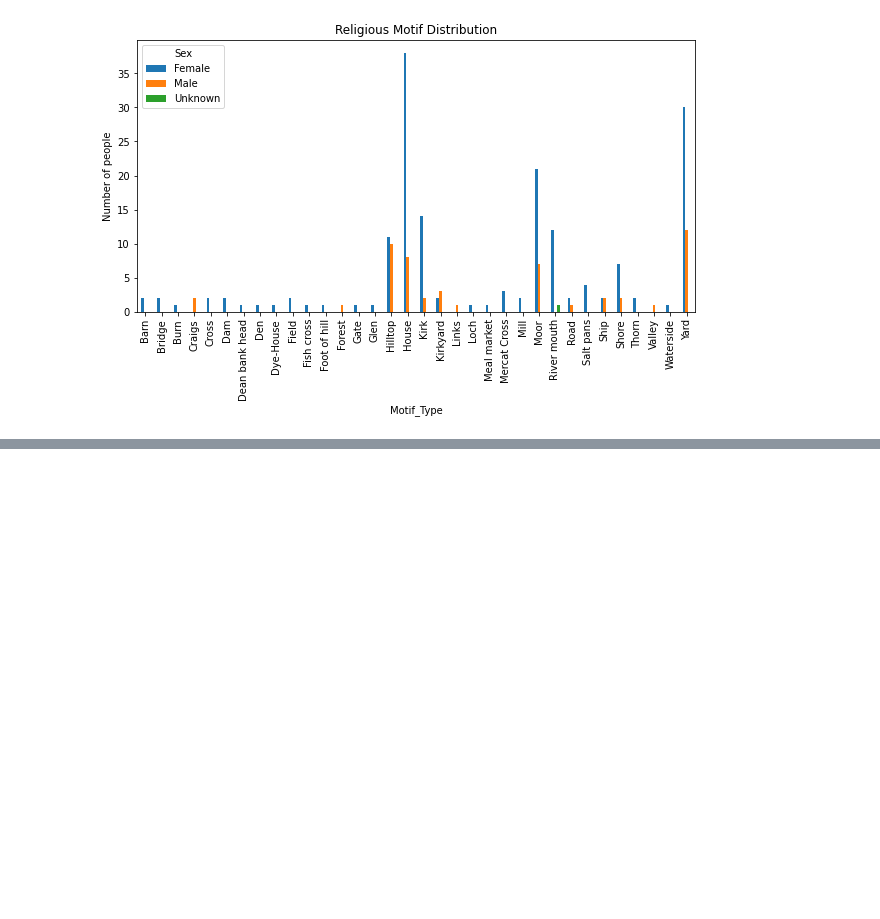
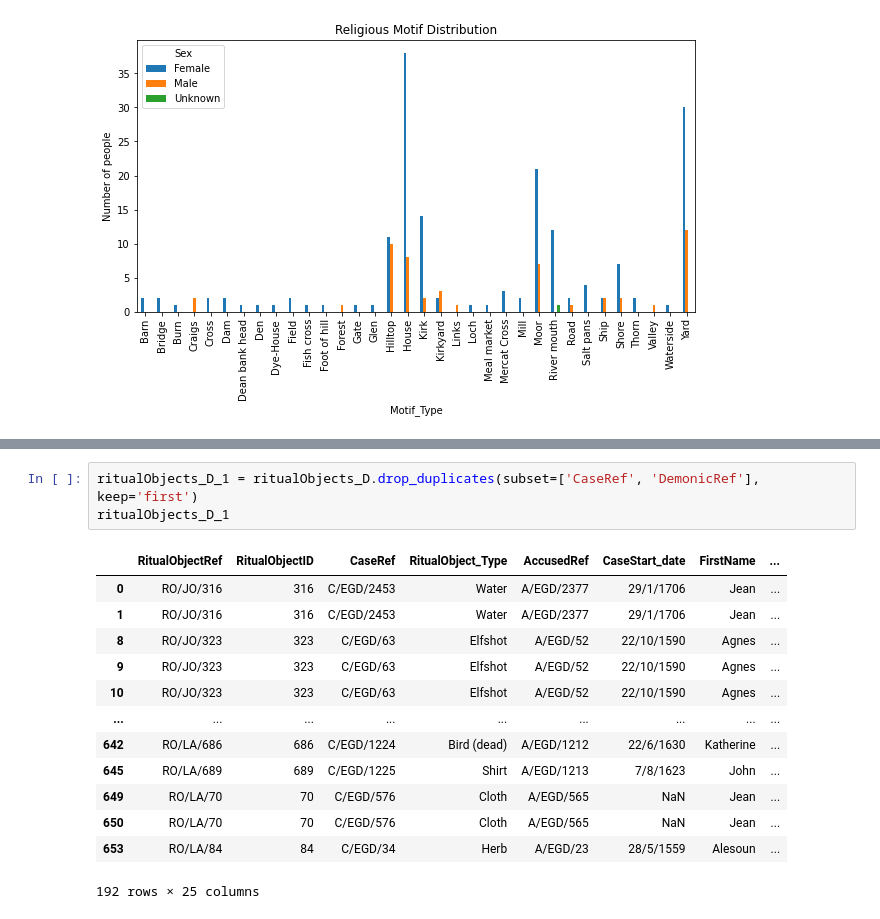
Before and after one commit to Baezhi/DS4_Group-14, a Jupyter notebook: analysis.ipynb, the cells around one changed output, grey strips where cells are left out. Cells and saved outputs as stored; diff of their text form; blank space fills up the shorter version.

```diff
--- a/analysis.ipynb
+++ b/analysis.ipynb
@@ -277,0 +293,17 @@ ritualObjects_D = ritualObjects_accuseds.merge(demonicPacts,left_on="CaseRef",ri
+# %%
+ritualObjects_D_1 = ritualObjects_D.drop_duplicates(subset=['CaseRef', 'DemonicRef'], keep='first')
+ritualObjects_D_1
+# %% [output]
+|  | RitualObjectRef | RitualObjectID | CaseRef | RitualObject_Type | AccusedRef | CaseStart_date | FirstName | ... |
+| 0 | RO/JO/316 | 316 | C/EGD/2453 | Water | A/EGD/2377 | 29/1/1706 | Jean | ... |
+| 1 | RO/JO/316 | 316 | C/EGD/2453 | Water | A/EGD/2377 | 29/1/1706 | Jean | ... |
+| 8 | RO/JO/323 | 323 | C/EGD/63 | Elfshot | A/EGD/52 | 22/10/1590 | Agnes | ... |
+| 9 | RO/JO/323 | 323 | C/EGD/63 | Elfshot | A/EGD/52 | 22/10/1590 | Agnes | ... |
+| 10 | RO/JO/323 | 323 | C/EGD/63 | Elfshot | A/EGD/52 | 22/10/1590 | Agnes | ... |
+| ... | ... | ... | ... | ... | ... | ... | ... | ... |
+| 642 | RO/LA/686 | 686 | C/EGD/1224 | Bird (dead) | A/EGD/1212 | 22/6/1630 | Katherine | ... |
+| 645 | RO/LA/689 | 689 | C/EGD/1225 | Shirt | A/EGD/1213 | 7/8/1623 | John | ... |
+| 649 | RO/LA/70 | 70 | C/EGD/576 | Cloth | A/EGD/565 | NaN | Jean | ... |
+| 650 | RO/LA/70 | 70 | C/EGD/576 | Cloth | A/EGD/565 | NaN | Jean | ... |
+| 653 | RO/LA/84 | 84 | C/EGD/34 | Herb | A/EGD/23 | 28/5/1559 | Alesoun | ... |
+192 rows × 25 columns
```
Also changed, not shown: parts of 2 cells of this notebook.
